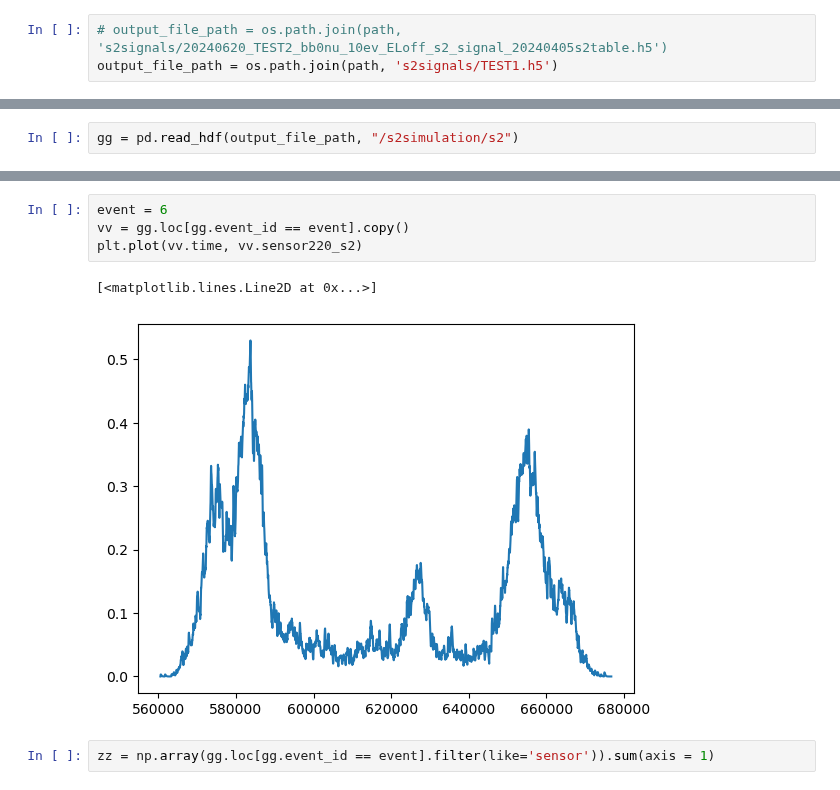
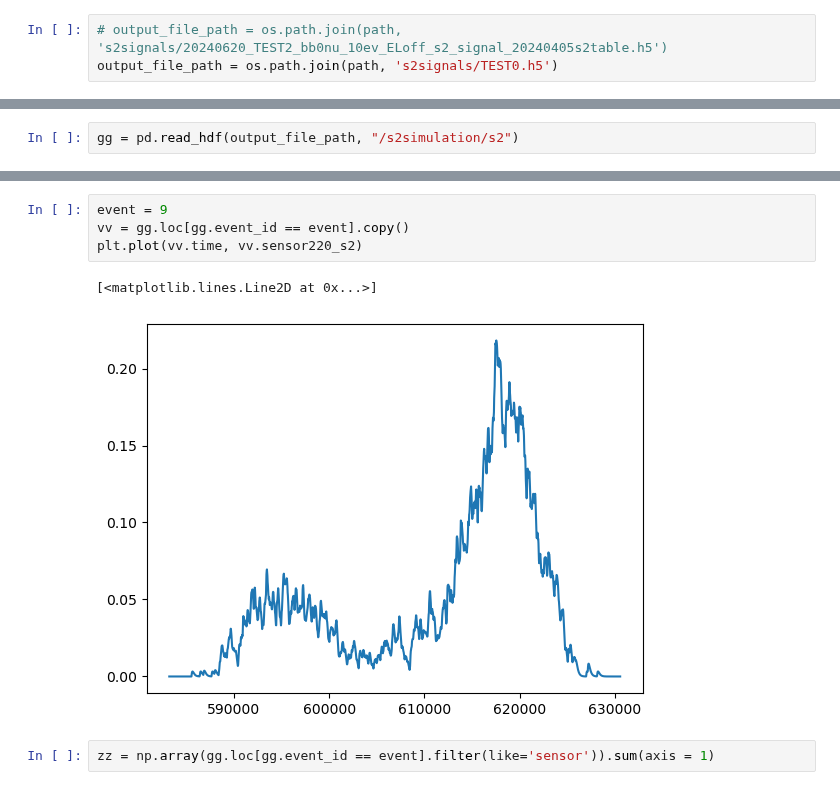
Before and after one commit to mariandbt/python, a Jupyter notebook: notebooks/20240607_s2simulation.ipynb, the cells around one changed output, grey strips where cells are left out. Saved outputs shown, nothing was run; the diff lists cells and outputs as text.

```diff
--- a/notebooks/20240607_s2simulation.ipynb
+++ b/notebooks/20240607_s2simulation.ipynb
@@ -391,7 +391,7 @@ Events_Dict['bb0nu']    = List_bb_Paths
 # Events_Dict['Kr']     = [event_path]
 # %%
 # output_file_path = os.path.join(path, 's2signals/20240620_TEST2_bb0nu_10ev_ELoff_s2_signal_20240405s2table.h5')
-output_file_path = os.path.join(path, 's2signals/TEST1.h5')
+output_file_path = os.path.join(path, 's2signals/TEST0.h5')
 # %%
 s2sim.CreateSignalHDF5(output_file_path,
                        s2table,
@@ -457,10 +470,10 @@ gg
 # %%
-event = 6
+event = 9
 vv = gg.loc[gg.event_id == event].copy()
 plt.plot(vv.time, vv.sensor220_s2)
 # %% [output]
 [<matplotlib.lines.Line2D at 0x...>]
-[figure, old version]
+[figure, new version]
 # %%
 zz = np.array(gg.loc[gg.event_id == event].filter(like='sensor')).sum(axis = 1)
 # %%
```
Also changed, not shown: parts of 7 cells of this notebook, 2 other files.
